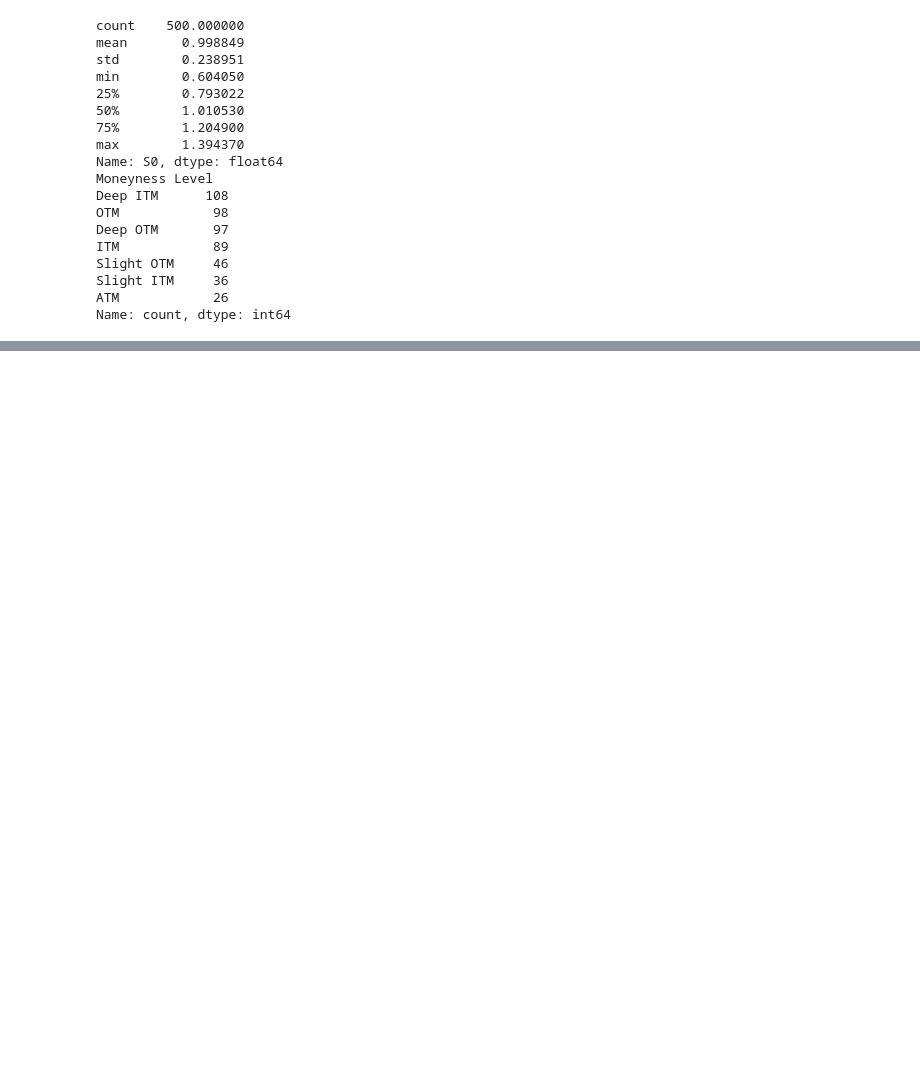
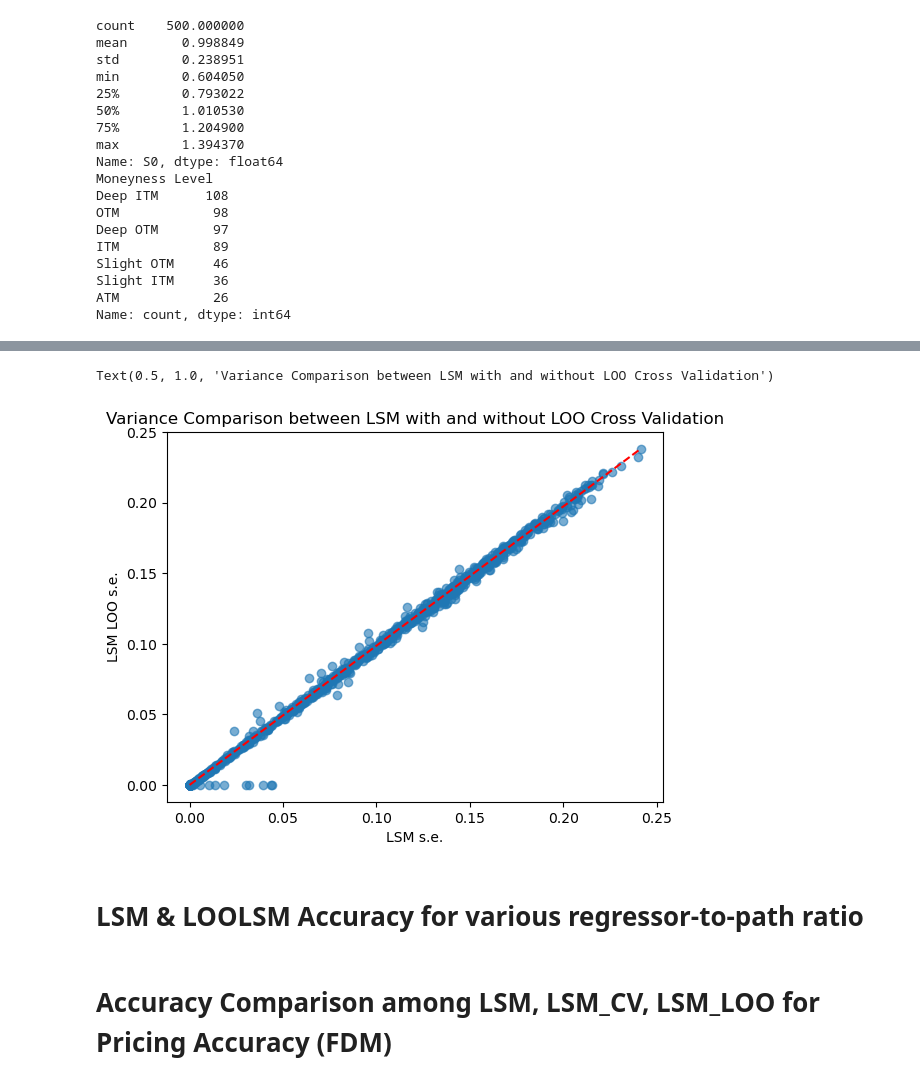
Before and after one commit to sockiesss/LSM_Option_Pricing, a Jupyter notebook: notebooks/tests.ipynb, the cells around one changed output, grey strips where cells are left out. Saved outputs shown, nothing was run; the diff lists cells and outputs as text; code cells hidden in the pictures; blank space fills up the shorter version.

```diff
--- a/notebooks/tests.ipynb
+++ b/notebooks/tests.ipynb
@@ -1194,0 +1489,16 @@ Text(0.5, 1.0, 'Variance Comparison between LSM with and without Control Variate
+# %%
+# Scatterplot to see if there is a variance reduction of LSM with Control Variate compared to LSM without CV
+plt.scatter(loo_comparison_df['LSM s.e.'],
+            loo_comparison_df['LSM LOO s.e.'],
+            alpha=0.6)
+plt.plot([0, loo_comparison_df['LSM s.e.'].max()], [0, loo_comparison_df['LSM LOO s.e.'].max()], 'r--')  # Line y=x for reference
+plt.xlabel('LSM s.e.')
+plt.ylabel('LSM LOO s.e.')
+plt.title('Variance Comparison between LSM with and without LOO Cross Validation')
+# %% [output]
+Text(0.5, 1.0, 'Variance Comparison between LSM with and without LOO Cross Validation')
+[figure, added]
+# %% [markdown]
+# LSM & LOOLSM Accuracy for various regressor-to-path ratio
+# %% [markdown]
+# Accuracy Comparison among LSM, LSM_CV, LSM_LOO for Pricing Accuracy (FDM)
```
Also changed, not shown: parts of 50 cells of this notebook.
